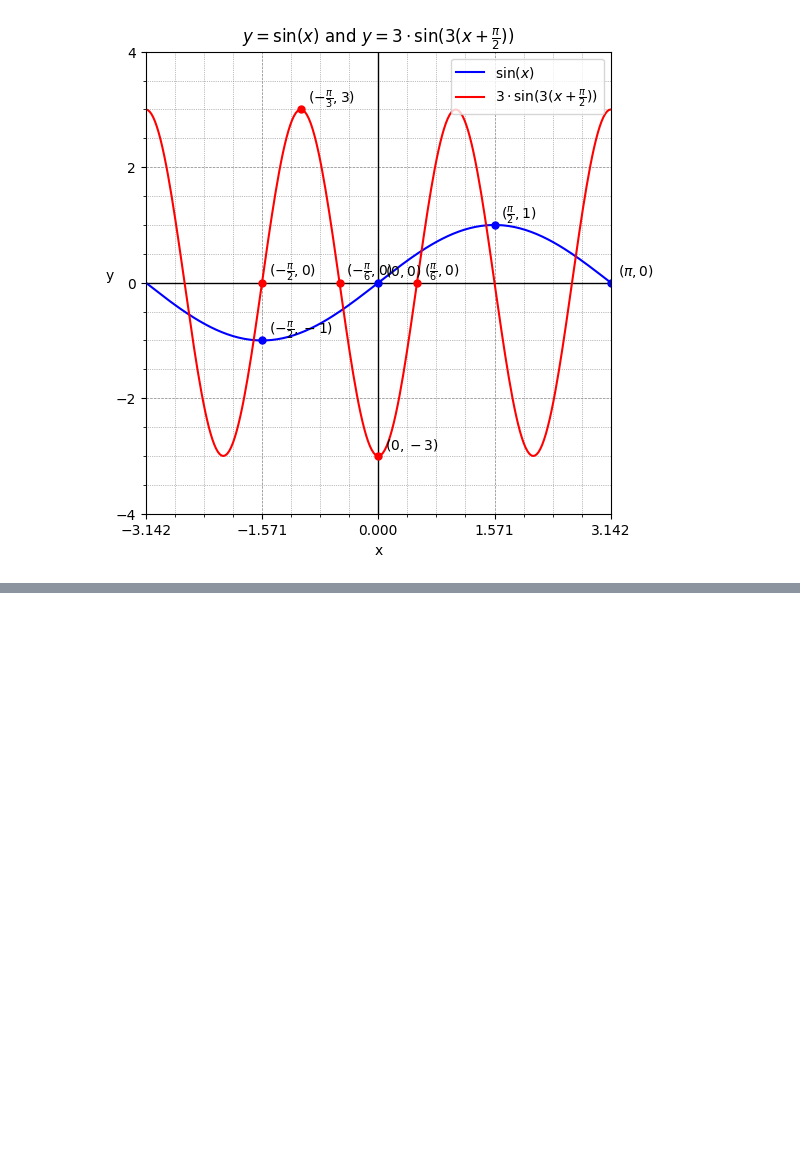
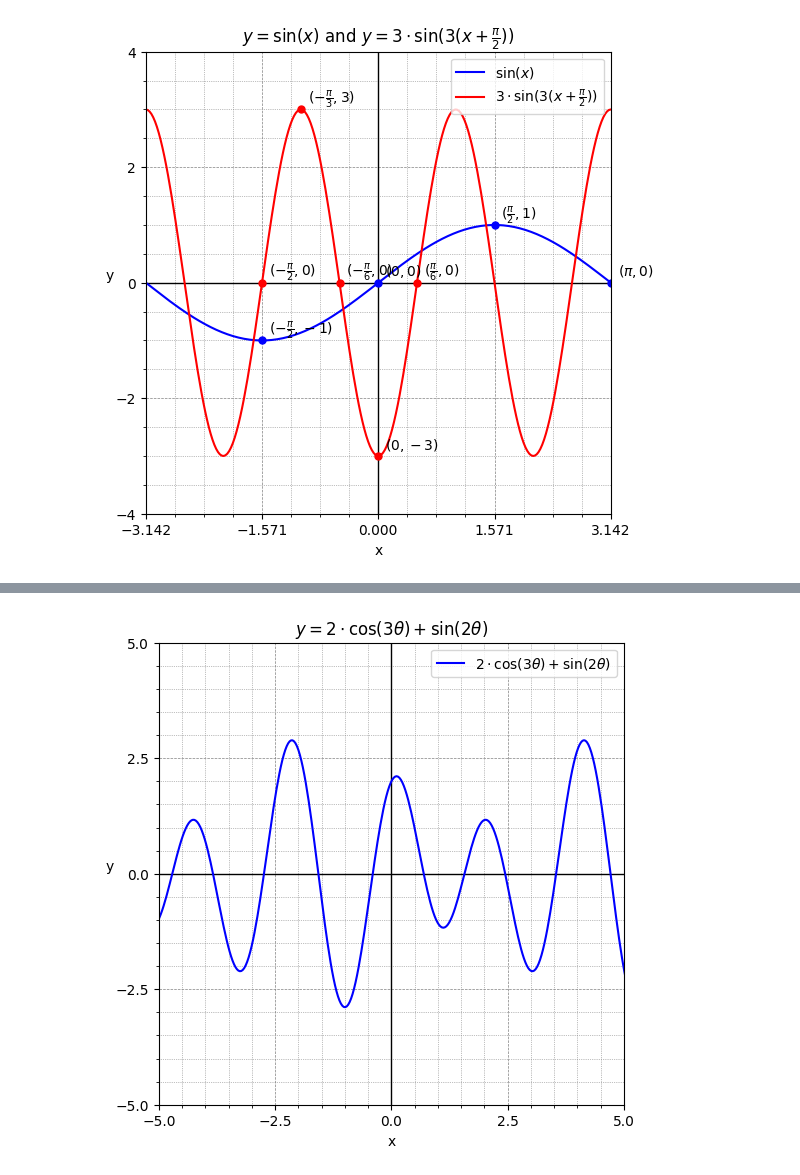
Before and after one commit to seanjiangsh/math-practice, a Jupyter notebook: trigonometry/practice.ipynb, the cells around one changed output, grey strips where cells are left out. Cells and saved outputs as stored; diff of their text form; code cells hidden in the pictures; blank space fills up the shorter version.

```diff
--- a/trigonometry/practice.ipynb
+++ b/trigonometry/practice.ipynb
@@ -613,0 +646,20 @@ plot_lines(title, lines, limits=limits)
+# %%
+# y = 2 cos(3θ) + sin(2θ)
+equation = lambda x: 2 * np.cos(3*x) + np.sin(2*x)
+x = np.linspace(-2*math.pi, 2*math.pi, 400)
+y = equation(x)
+
+label = "$2 \\cdot \\cos(3\\theta) + \\sin(2\\theta)$"
+line = {
+  "x": x,
+  "y": y,
+  "label": label,
+}
+
+title = "$y = 2 \\cdot \\cos(3\\theta) + \\sin(2\\theta)$"
+lines = [line]
+limits = {"x": (-5, 5), "y": (-5, 5)}
+
+plot_lines(title, lines, limits=limits)
+# %% [output]
+[figure, added]
```
Also changed, not shown: parts of 6 cells of this notebook.
